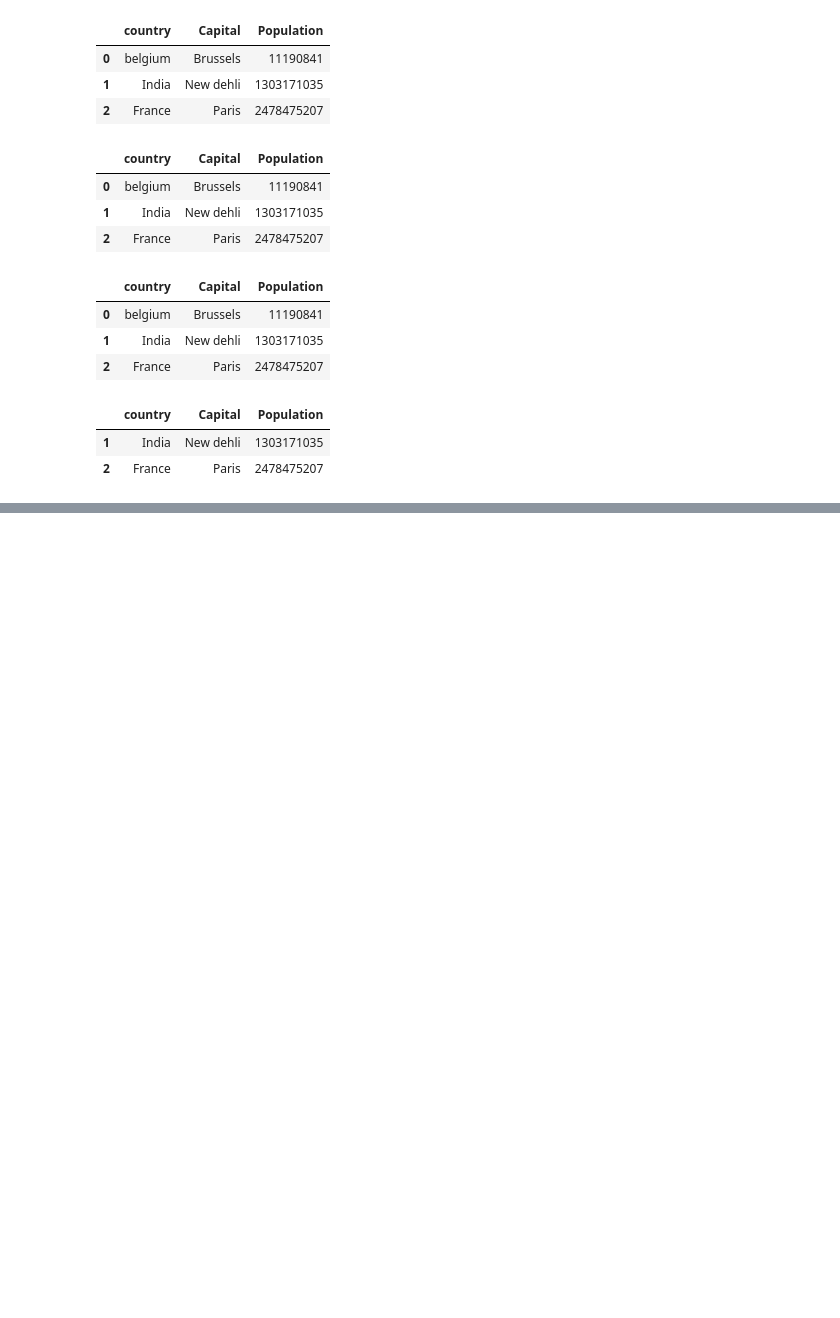
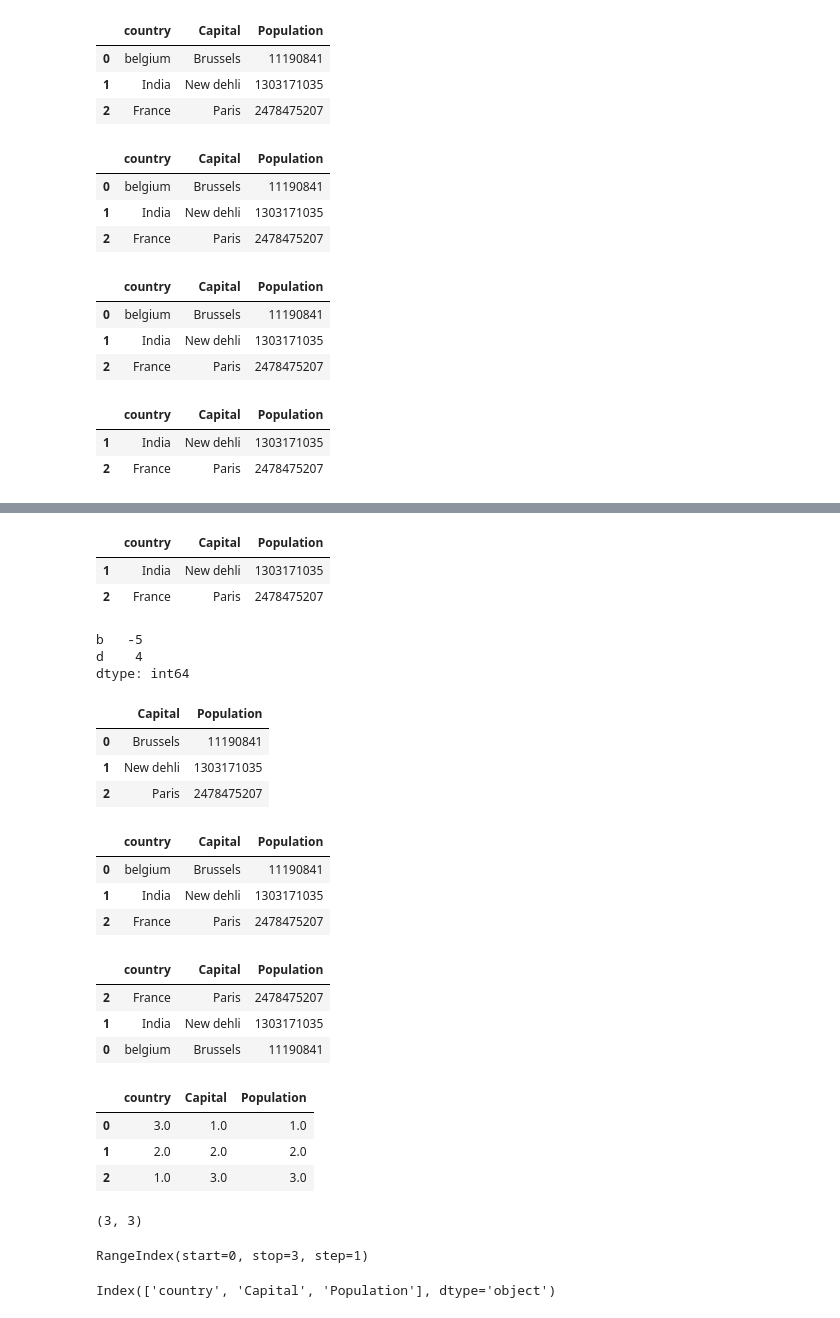
Before and after one commit to Arefe-Masnouie/data-mining, a Jupyter notebook: pd/dm-pandas.ipynb, the cells around one changed output, grey strips where cells are left out. Cells and saved outputs as stored; diff of their text form; code cells hidden in the pictures; blank space fills up the shorter version.

```diff
--- a/pd/dm-pandas.ipynb
+++ b/pd/dm-pandas.ipynb
@@ -62,0 +90,6 @@ df[1:]
+# %%
+df[df['Population']>12000000]
+# %% [output]
+|  | country | Capital | Population |
+| 1 | India | New dehli | 1303171035 |
+| 2 | France | Paris | 2478475207 |
@@ -62,0 +100,46 @@ df[1:]
+# %%
+s.drop(['a','c'])
+# %% [output]
+b   -5
+d    4
+dtype: int64
+# %%
+df.drop('country', axis=1)
+# %% [output]
+|  | Capital | Population |
+| 0 | Brussels | 11190841 |
+| 1 | New dehli | 1303171035 |
+| 2 | Paris | 2478475207 |
+# %%
+df.sort_index() #sort by labels
+# %% [output]
+|  | country | Capital | Population |
+| 0 | belgium | Brussels | 11190841 |
+| 1 | India | New dehli | 1303171035 |
+| 2 | France | Paris | 2478475207 |
+# %%
+df.sort_values(by='country') #sort br labels along axis
+# %% [output]
+|  | country | Capital | Population |
+| 2 | France | Paris | 2478475207 |
+| 1 | India | New dehli | 1303171035 |
+| 0 | belgium | Brussels | 11190841 |
+# %%
+df.rank() #assign ranks to entries
+# %% [output]
+|  | country | Capital | Population |
+| 0 | 3.0 | 1.0 | 1.0 |
+| 1 | 2.0 | 2.0 | 2.0 |
+| 2 | 1.0 | 3.0 | 3.0 |
+# %%
+df.shape #(rows, columns)
+# %% [output]
+(3, 3)
+# %%
+df.index
+# %% [output]
+RangeIndex(start=0, stop=3, step=1)
+# %%
+df.columns
+# %% [output]
+Index(['country', 'Capital', 'Population'], dtype='object')
```
Also changed, not shown: parts of 26 cells of this notebook, 1 other file.
